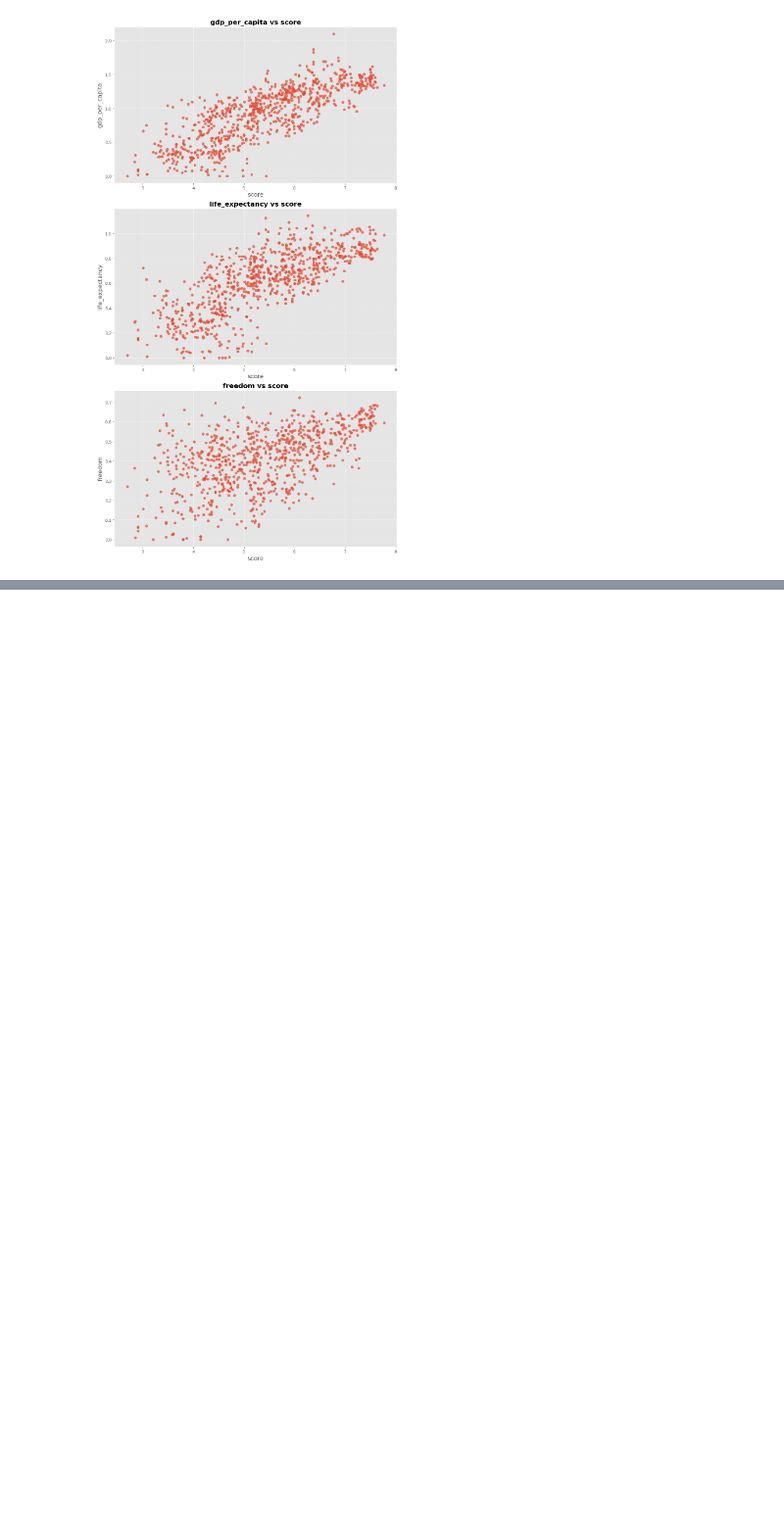
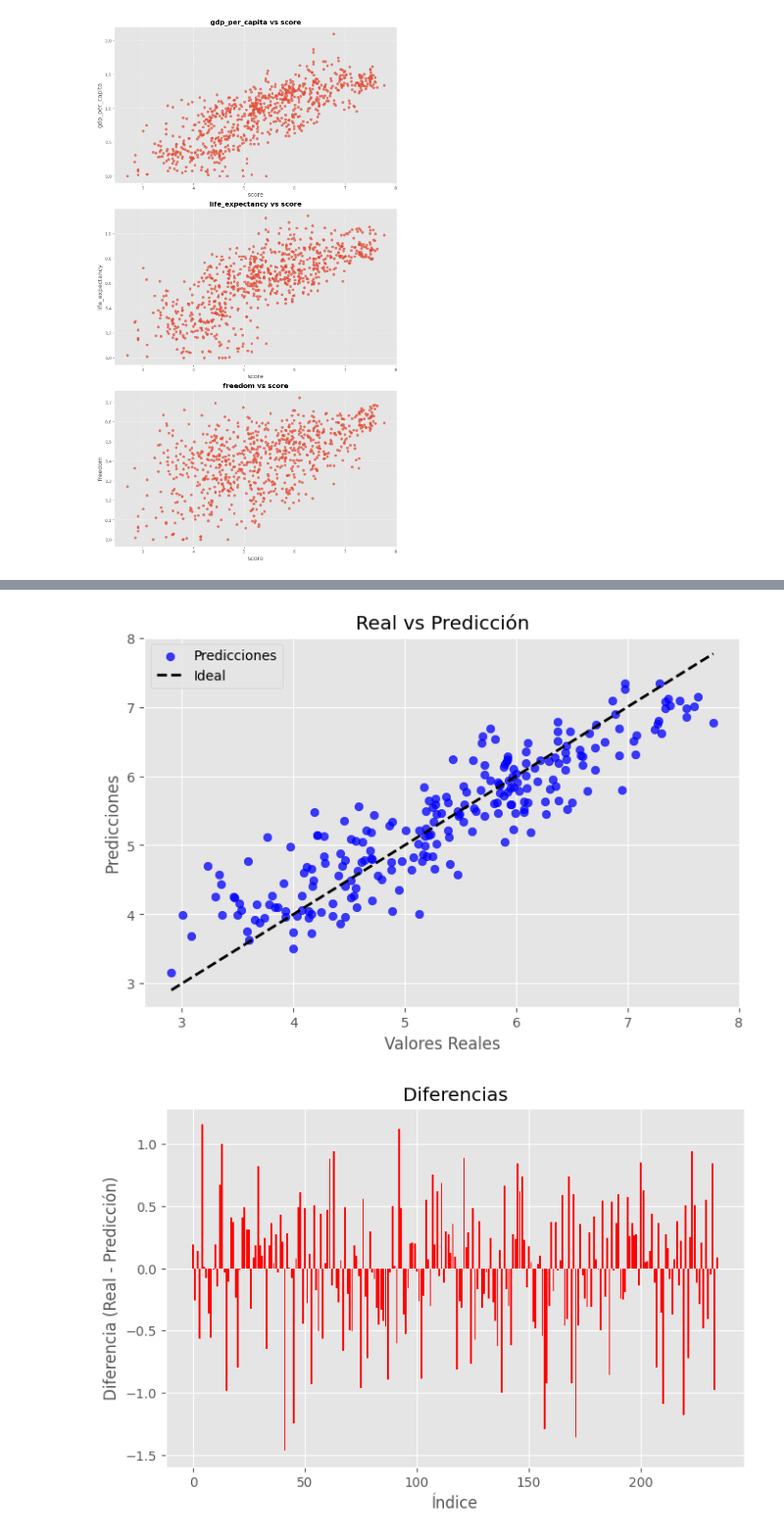
Before and after one commit to caesar-dat-com/ETL_Workshop_03, a Jupyter notebook: NOTEBOOKS/Happiness_Score_Prediction_Workshop.ipynb, the cells around one changed output, grey strips where cells are left out. Shown at 98% size. Saved outputs shown, nothing was run; the diff lists cells and outputs as text; code cells hidden in the pictures; blank space fills up the shorter version.

```diff
--- a/NOTEBOOKS/Happiness_Score_Prediction_Workshop.ipynb
+++ b/NOTEBOOKS/Happiness_Score_Prediction_Workshop.ipynb
@@ -567,0 +714,43 @@ Index(['country', 'dystopia_residual', 'family', 'freedom', 'gdp_per_capita',
+# %%
+# Primera Gráfica: Valores Reales vs Predicciones
+plt.figure(figsize=(8, 5))
+plt.scatter(y_test, y_pred, alpha=0.75, color='blue', label='Predicciones')
+plt.plot([y_test.min(), y_test.max()], [y_test.min(), y_test.max()], 'k--', lw=2, label='Ideal')
+plt.xlabel('Valores Reales')
+plt.ylabel('Predicciones')
+plt.title('Real vs Predicción')
+plt.legend()
+plt.grid(True)
+plt.show()
+
+# Segunda Gráfica: Diferencias entre Valores Reales y Predicciones
+differences = y_test - y_pred
+indices = np.arange(len(differences))
+plt.figure(figsize=(8, 5))
+plt.bar(indices, differences, color='red')
+plt.xlabel('Índice')
+plt.ylabel('Diferencia (Real - Predicción)')
+plt.title('Diferencias')
+plt.grid(True)
+plt.show()
+
+# Tercera Gráfica: Histograma de las Predicciones
+plt.figure(figsize=(8, 5))
+plt.hist(y_pred, bins=20, color='blue', alpha=0.7)
+plt.xlabel('Predicciones')
+plt.ylabel('Frecuencia')
+plt.title('Histograma de Predicciones')
+plt.grid(True)
+plt.show()
+
+# Cuarta Gráfica: Histograma de los Valores Reales
+plt.figure(figsize=(8, 5))
+plt.hist(y_test, bins=20, color='green', alpha=0.7)
+plt.xlabel('Valores Reales')
+plt.ylabel('Frecuencia')
+plt.title('Histograma de Valores Reales')
+plt.grid(True)
+plt.show()
+# %% [output]
+[figure, added]
+[figure, added]
```
Also changed, not shown: parts of 20 cells of this notebook, 3 other files.
